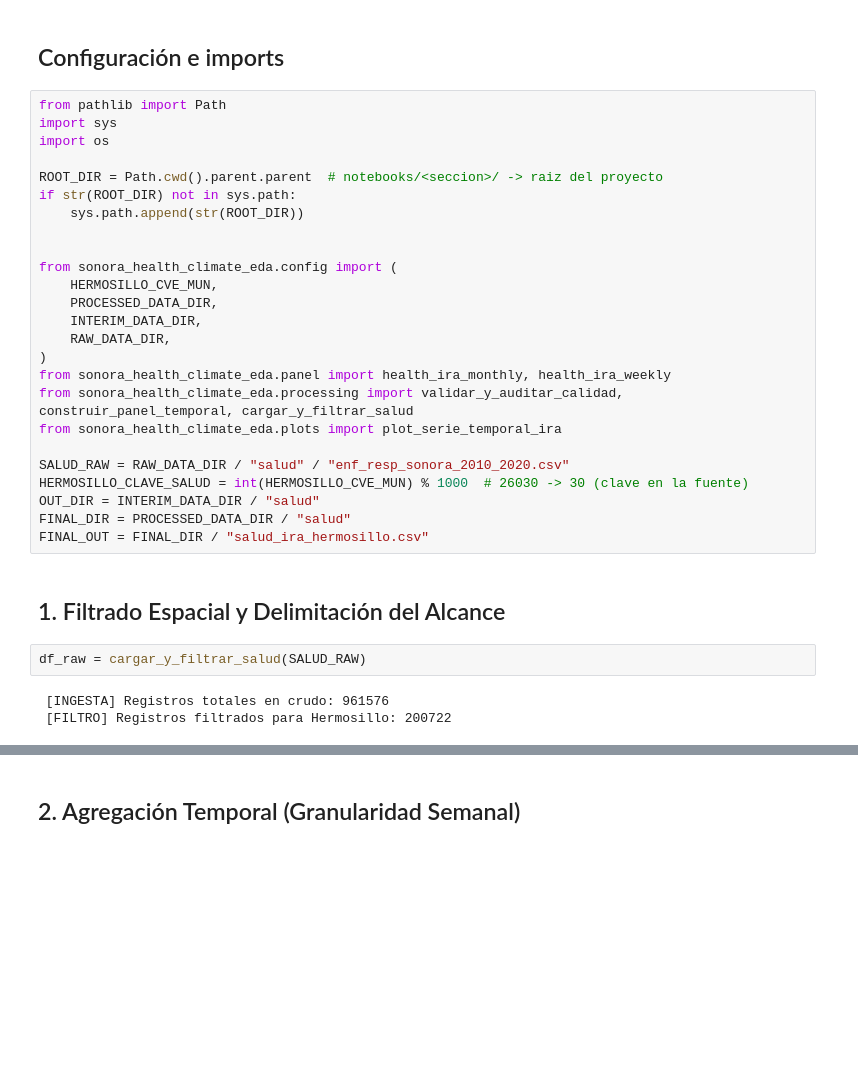
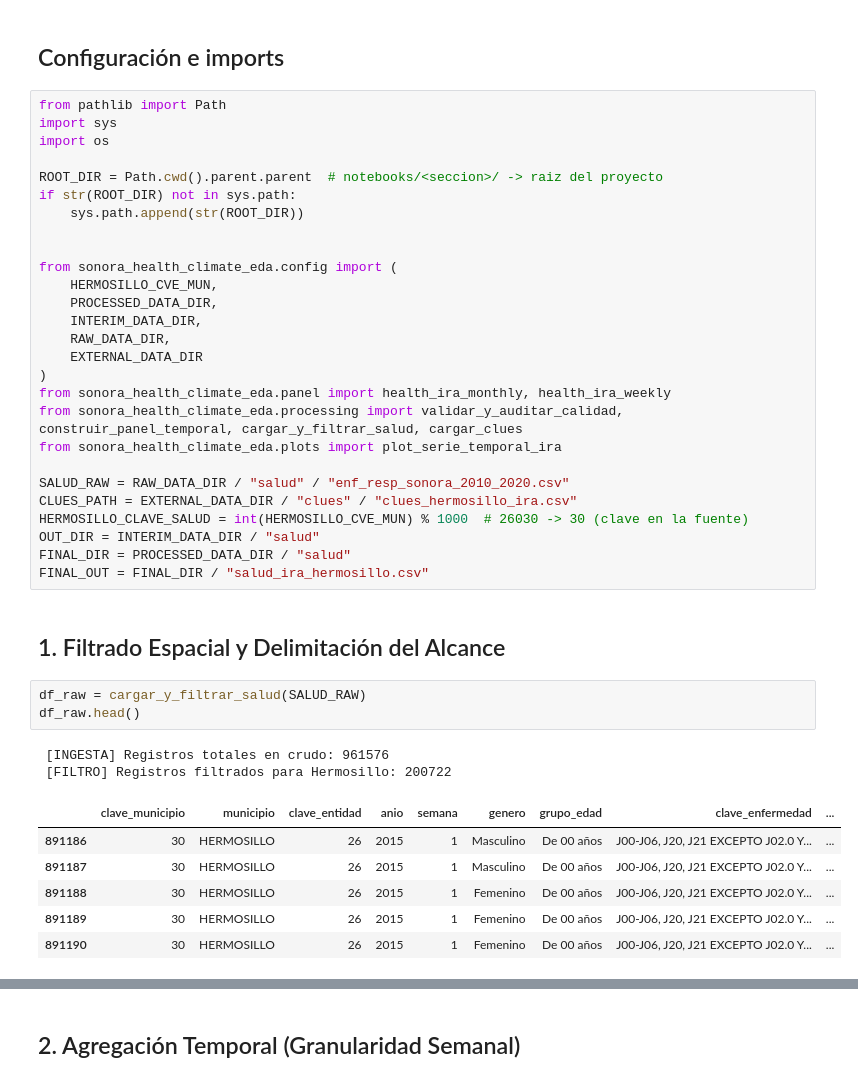
Before and after one commit to mdc-feature-engineering/sonora-health-climate-eda, a Jupyter notebook: notebooks/02_procesamiento/2.5-procesamiento-salud-ira.ipynb, the cells around one changed output, grey strips where cells are left out. Saved outputs shown, nothing was run; the diff lists cells and outputs as text; blank space fills up the shorter version.

Commit message:
Adding clues in health data and weekly data

```diff
--- a/notebooks/02_procesamiento/2.5-procesamiento-salud-ira.ipynb
+++ b/notebooks/02_procesamiento/2.5-procesamiento-salud-ira.ipynb
@@ -64,12 +64,14 @@ from sonora_health_climate_eda.config import (
     PROCESSED_DATA_DIR,
     INTERIM_DATA_DIR,
     RAW_DATA_DIR,
+    EXTERNAL_DATA_DIR
 )
 from sonora_health_climate_eda.panel import health_ira_monthly, health_ira_weekly
-from sonora_health_climate_eda.processing import validar_y_auditar_calidad, construir_panel_temporal, cargar_y_filtrar_salud
+from sonora_health_climate_eda.processing import validar_y_auditar_calidad, construir_panel_temporal, cargar_y_filtrar_salud, cargar_clues
 from sonora_health_climate_eda.plots import plot_serie_temporal_ira
 
 SALUD_RAW = RAW_DATA_DIR / "salud" / "enf_resp_sonora_2010_2020.csv"
+CLUES_PATH = EXTERNAL_DATA_DIR / "clues" / "clues_hermosillo_ira.csv"
 HERMOSILLO_CLAVE_SALUD = int(HERMOSILLO_CVE_MUN) % 1000  # 26030 -> 30 (clave en la fuente)
 OUT_DIR = INTERIM_DATA_DIR / "salud"
 FINAL_DIR = PROCESSED_DATA_DIR / "salud"
@@ -78,6 +80,13 @@ FINAL_OUT = FINAL_DIR / "salud_ira_hermosillo.csv"
 ## 1. Filtrado Espacial y Delimitación del Alcance
 # %%
 df_raw = cargar_y_filtrar_salud(SALUD_RAW)
+df_raw.head()
 # %% [output]
  [INGESTA] Registros totales en crudo: 961576
  [FILTRO] Registros filtrados para Hermosillo: 200722
+|  | clave_municipio | municipio | clave_entidad | anio | semana | genero | grupo_edad | clave_enfermedad | ... |
+| 891186 | 30 | HERMOSILLO | 26 | 2015 | 1 | Masculino | De 00 años | J00-J06, J20, J21 EXCEPTO J02.0 Y... | ... |
+| 891187 | 30 | HERMOSILLO | 26 | 2015 | 1 | Masculino | De 00 años | J00-J06, J20, J21 EXCEPTO J02.0 Y... | ... |
+| 891188 | 30 | HERMOSILLO | 26 | 2015 | 1 | Femenino | De 00 años | J00-J06, J20, J21 EXCEPTO J02.0 Y... | ... |
+| 891189 | 30 | HERMOSILLO | 26 | 2015 | 1 | Femenino | De 00 años | J00-J06, J20, J21 EXCEPTO J02.0 Y... | ... |
+| 891190 | 30 | HERMOSILLO | 26 | 2015 | 1 | Femenino | De 00 años | J00-J06, J20, J21 EXCEPTO J02.0 Y... | ... |
```
Also changed, not shown: parts of 4 cells of this notebook, 4 other files.
